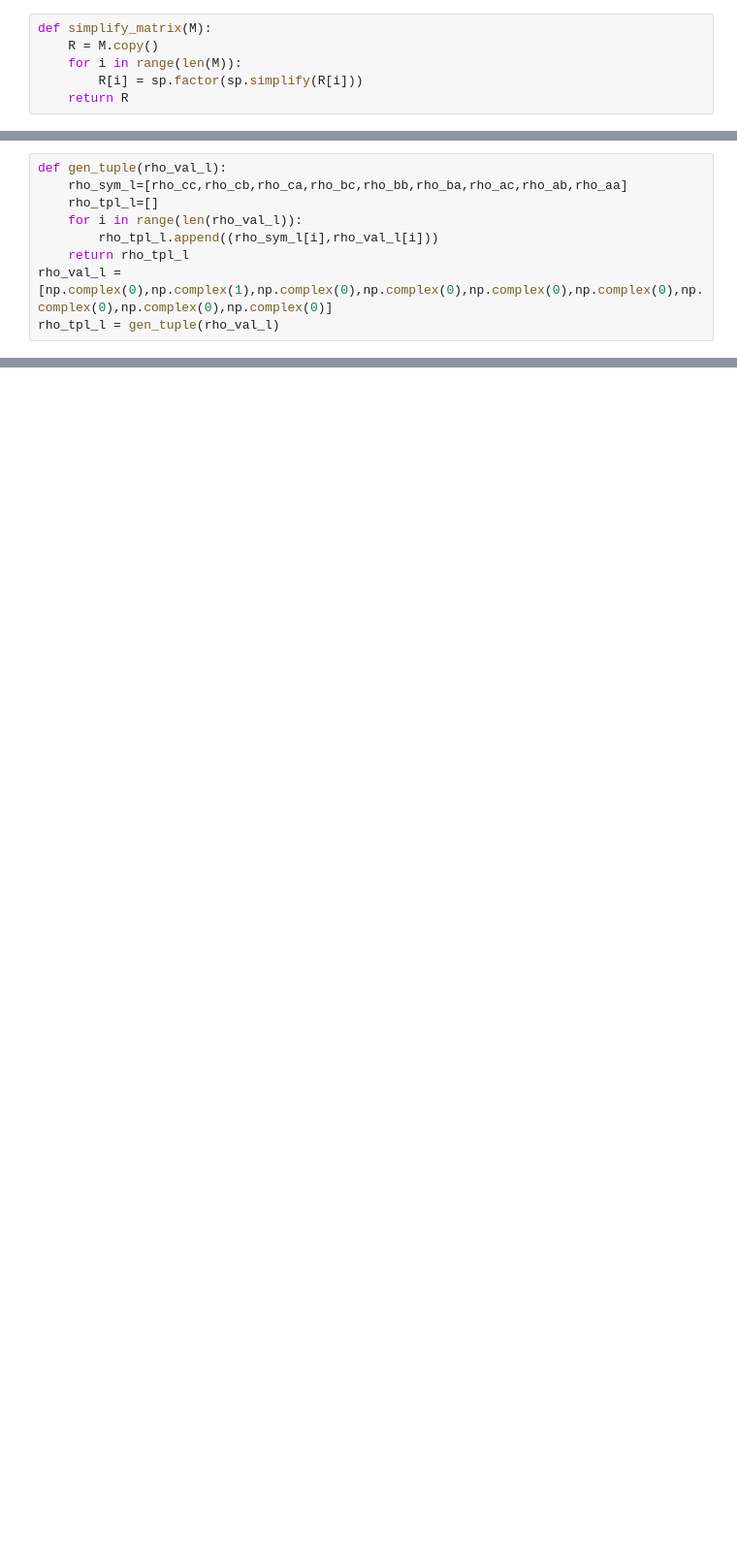
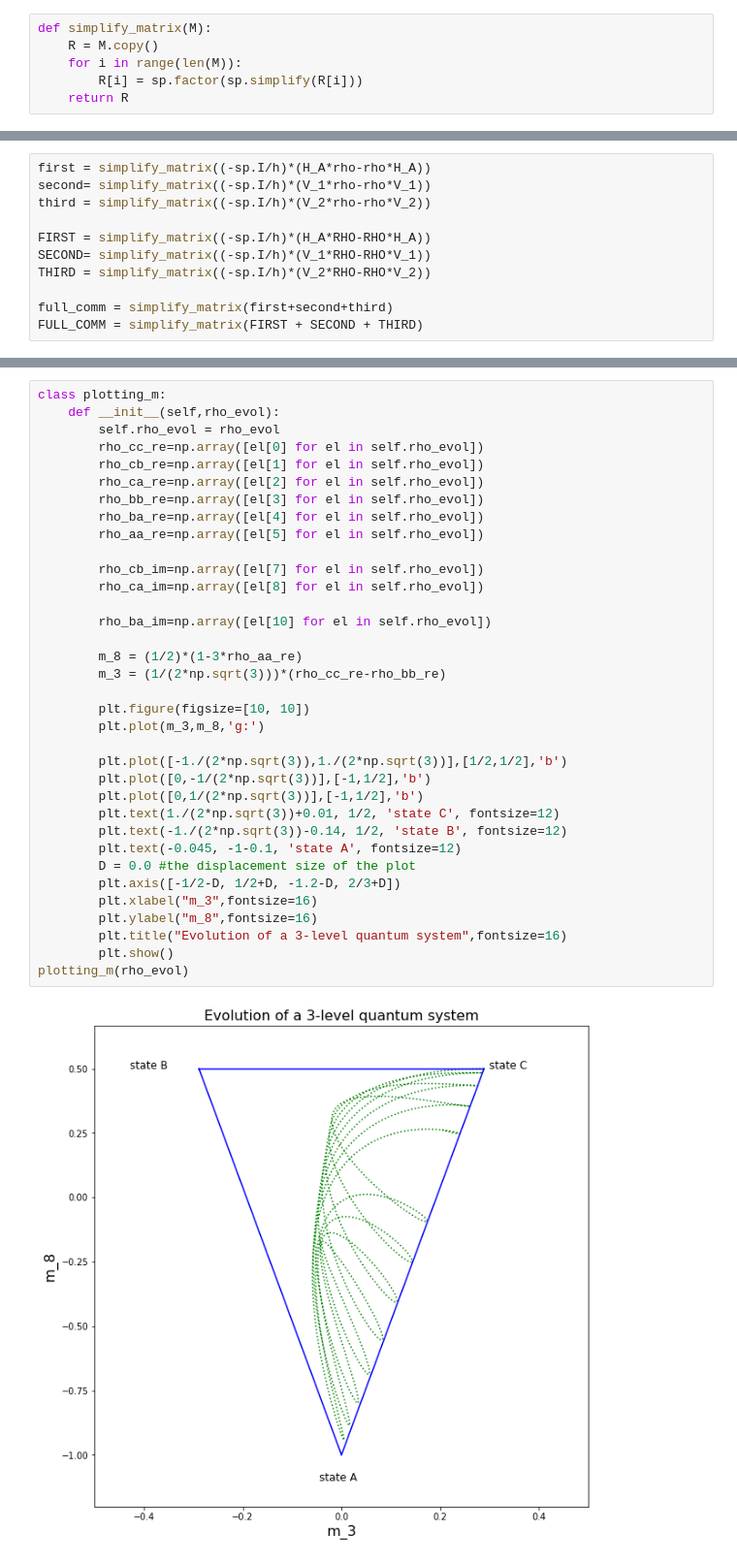
Before and after one commit to sheputis/master_thesis, a Jupyter notebook: Numerical evolution.ipynb, the cells around one changed output, grey strips where cells are left out. Shown at 97% size. Cells and saved outputs as stored; diff of their text form; blank space fills up the shorter version.

Commit message:
faster/finished solution of the 3-level quantum system evolution

```diff
--- a/Numerical evolution.ipynb
+++ b/Numerical evolution.ipynb
@@ -149,9 +82,0 @@ ins= odeint_complex(just_rot)
-# %%
-def gen_tuple(rho_val_l):
-    rho_sym_l=[rho_cc,rho_cb,rho_ca,rho_bc,rho_bb,rho_ba,rho_ac,rho_ab,rho_aa]
-    rho_tpl_l=[]
-    for i in range(len(rho_val_l)):
-        rho_tpl_l.append((rho_sym_l[i],rho_val_l[i]))
-    return rho_tpl_l
-rho_val_l = [np.complex(0),np.complex(1),np.complex(0),np.complex(0),np.complex(0),np.complex(0),np.complex(0),np.complex(0),np.complex(0)]
-rho_tpl_l = gen_tuple(rho_val_l)
@@ -181,0 +83,11 @@ print(t4-t3)"""
+# %%
+first = simplify_matrix((-sp.I/h)*(H_A*rho-rho*H_A))
+second= simplify_matrix((-sp.I/h)*(V_1*rho-rho*V_1))
+third = simplify_matrix((-sp.I/h)*(V_2*rho-rho*V_2))
+
+FIRST = simplify_matrix((-sp.I/h)*(H_A*RHO-RHO*H_A))
+SECOND= simplify_matrix((-sp.I/h)*(V_1*RHO-RHO*V_1))
+THIRD = simplify_matrix((-sp.I/h)*(V_2*RHO-RHO*V_2))
+
+full_comm = simplify_matrix(first+second+third)
+FULL_COMM = simplify_matrix(FIRST + SECOND + THIRD)
@@ -218,0 +178,37 @@ plt.show()
+# %%
+class plotting_m:
+    def __init__(self,rho_evol):
+        self.rho_evol = rho_evol
+        rho_cc_re=np.array([el[0] for el in self.rho_evol])
+        rho_cb_re=np.array([el[1] for el in self.rho_evol])
+        rho_ca_re=np.array([el[2] for el in self.rho_evol])
+        rho_bb_re=np.array([el[3] for el in self.rho_evol])
+        rho_ba_re=np.array([el[4] for el in self.rho_evol])
+        rho_aa_re=np.array([el[5] for el in self.rho_evol])
+
+        rho_cb_im=np.array([el[7] for el in self.rho_evol])
+        rho_ca_im=np.array([el[8] for el in self.rho_evol])
+
+        rho_ba_im=np.array([el[10] for el in self.rho_evol])
+
+        m_8 = (1/2)*(1-3*rho_aa_re)
+        m_3 = (1/(2*np.sqrt(3)))*(rho_cc_re-rho_bb_re)
+
+        plt.figure(figsize=[10, 10])
+        plt.plot(m_3,m_8,'g:')
+
+        plt.plot([-1./(2*np.sqrt(3)),1./(2*np.sqrt(3))],[1/2,1/2],'b')
+        plt.plot([0,-1/(2*np.sqrt(3))],[-1,1/2],'b')
+        plt.plot([0,1/(2*np.sqrt(3))],[-1,1/2],'b')
+        plt.text(1./(2*np.sqrt(3))+0.01, 1/2, 'state C', fontsize=12)
+        plt.text(-1./(2*np.sqrt(3))-0.14, 1/2, 'state B', fontsize=12)
+        plt.text(-0.045, -1-0.1, 'state A', fontsize=12)
+        D = 0.0 #the displacement size of the plot
+        plt.axis([-1/2-D, 1/2+D, -1.2-D, 2/3+D])
+        plt.xlabel("m_3",fontsize=16)
+        plt.ylabel("m_8",fontsize=16)
+        plt.title("Evolution of a 3-level quantum system",fontsize=16)
+        plt.show()
+plotting_m(rho_evol)
+# %% [output]
+[figure, added]
```
Also changed, not shown: parts of 17 cells of this notebook.
